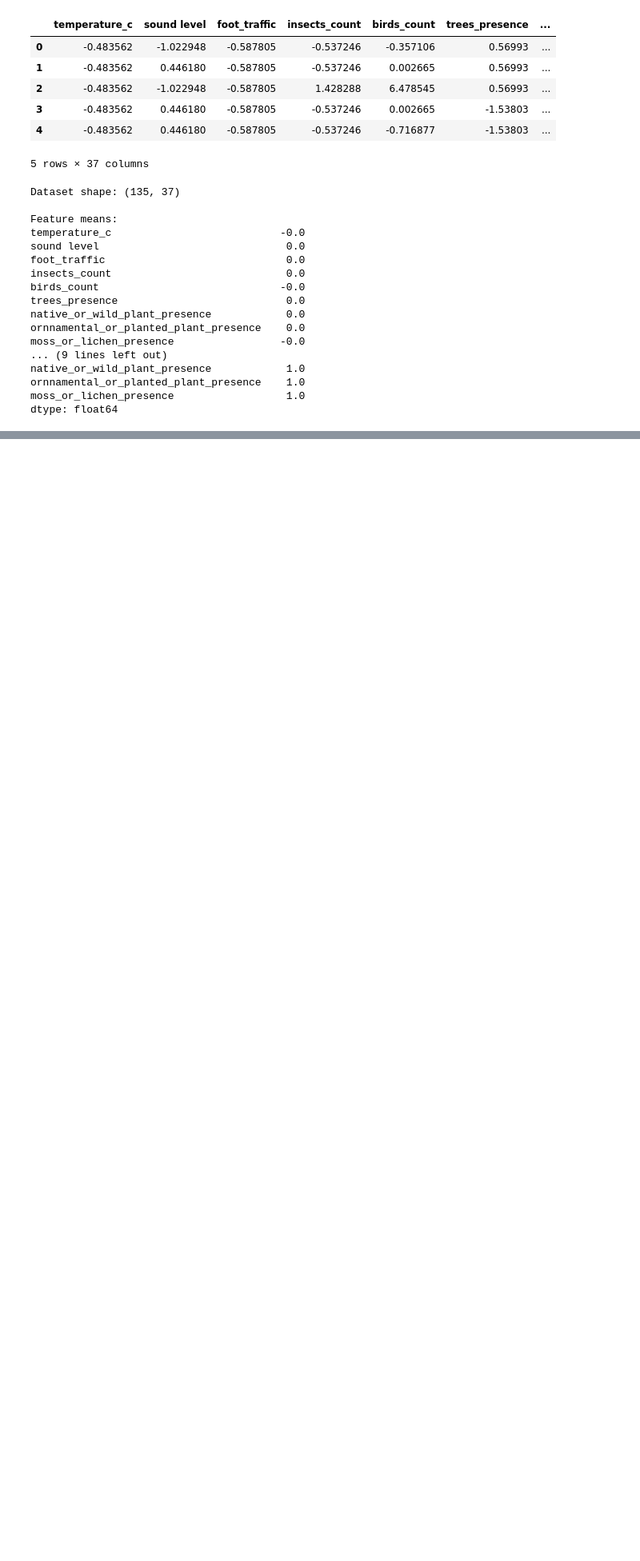
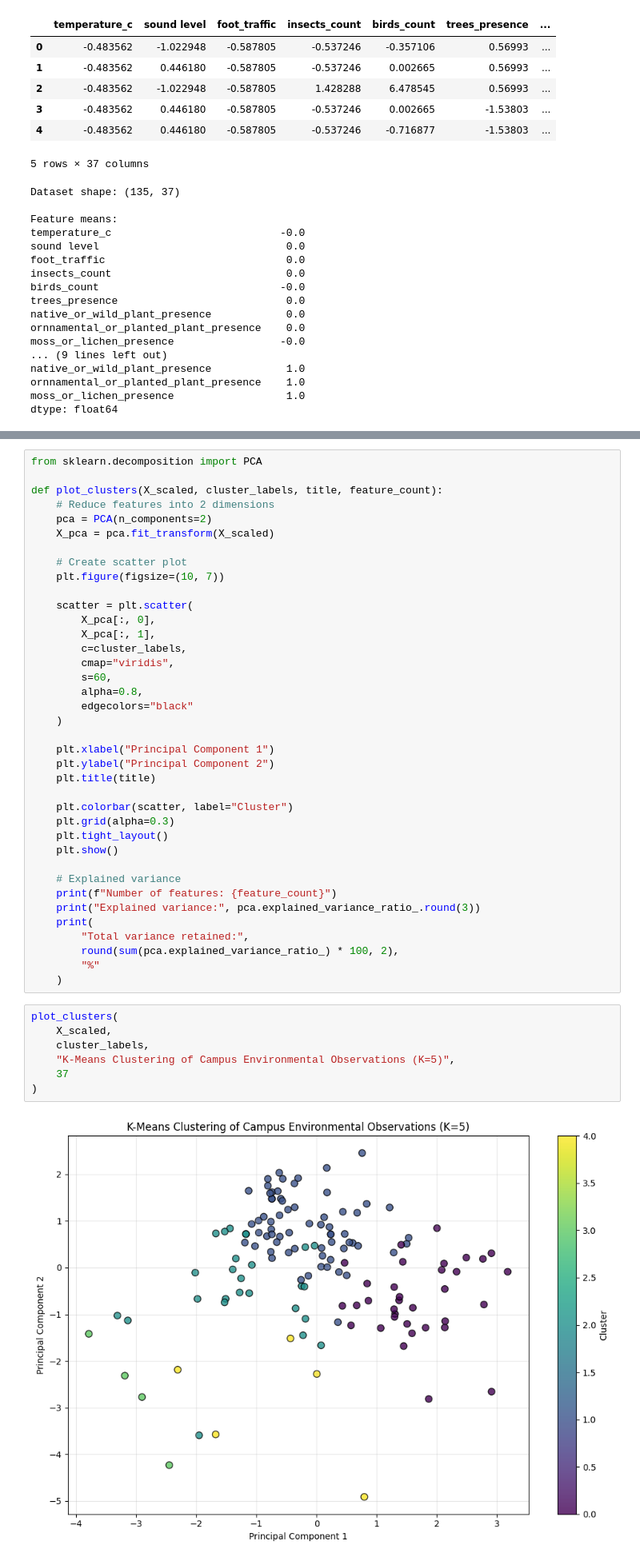
Before and after one commit to limzhilit/ml-campus_data_project-colab, a Jupyter notebook: ML_Project.ipynb, the cells around one changed output, grey strips where cells are left out. Shown at 80% size. Drawn from its saved outputs; the diff is of its cells as text; blank space fills up the shorter version.

```diff
--- a/ML_Project.ipynb
+++ b/ML_Project.ipynb
@@ -723,0 +694,47 @@ plt.show()
+# %%
+from sklearn.decomposition import PCA
+
+def plot_clusters(X_scaled, cluster_labels, title, feature_count):
+    # Reduce features into 2 dimensions
+    pca = PCA(n_components=2)
+    X_pca = pca.fit_transform(X_scaled)
+
+    # Create scatter plot
+    plt.figure(figsize=(10, 7))
+
+    scatter = plt.scatter(
+        X_pca[:, 0],
+        X_pca[:, 1],
+        c=cluster_labels,
+        cmap="viridis",
+        s=60,
+        alpha=0.8,
+        edgecolors="black"
+    )
+
+    plt.xlabel("Principal Component 1")
+    plt.ylabel("Principal Component 2")
+    plt.title(title)
+
+    plt.colorbar(scatter, label="Cluster")
+    plt.grid(alpha=0.3)
+    plt.tight_layout()
+    plt.show()
+
+    # Explained variance
+    print(f"Number of features: {feature_count}")
+    print("Explained variance:", pca.explained_variance_ratio_.round(3))
+    print(
+        "Total variance retained:",
+        round(sum(pca.explained_variance_ratio_) * 100, 2),
+        "%"
+    )
+# %%
+plot_clusters(
+    X_scaled,
+    cluster_labels,
+    "K-Means Clustering of Campus Environmental Observations (K=5)",
+    37
+)
+# %% [output]
+[figure, added]
```
Also changed, not shown: parts of 25 cells of this notebook.
